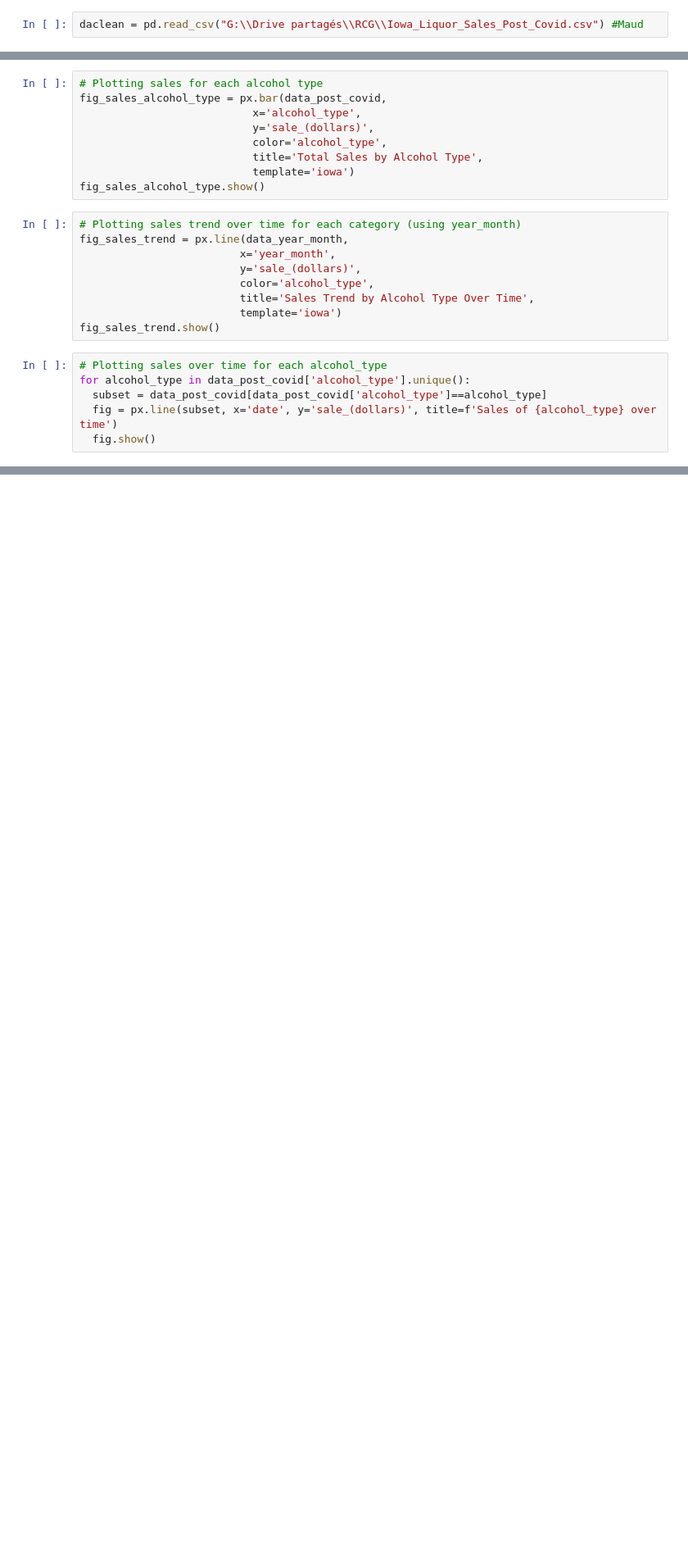
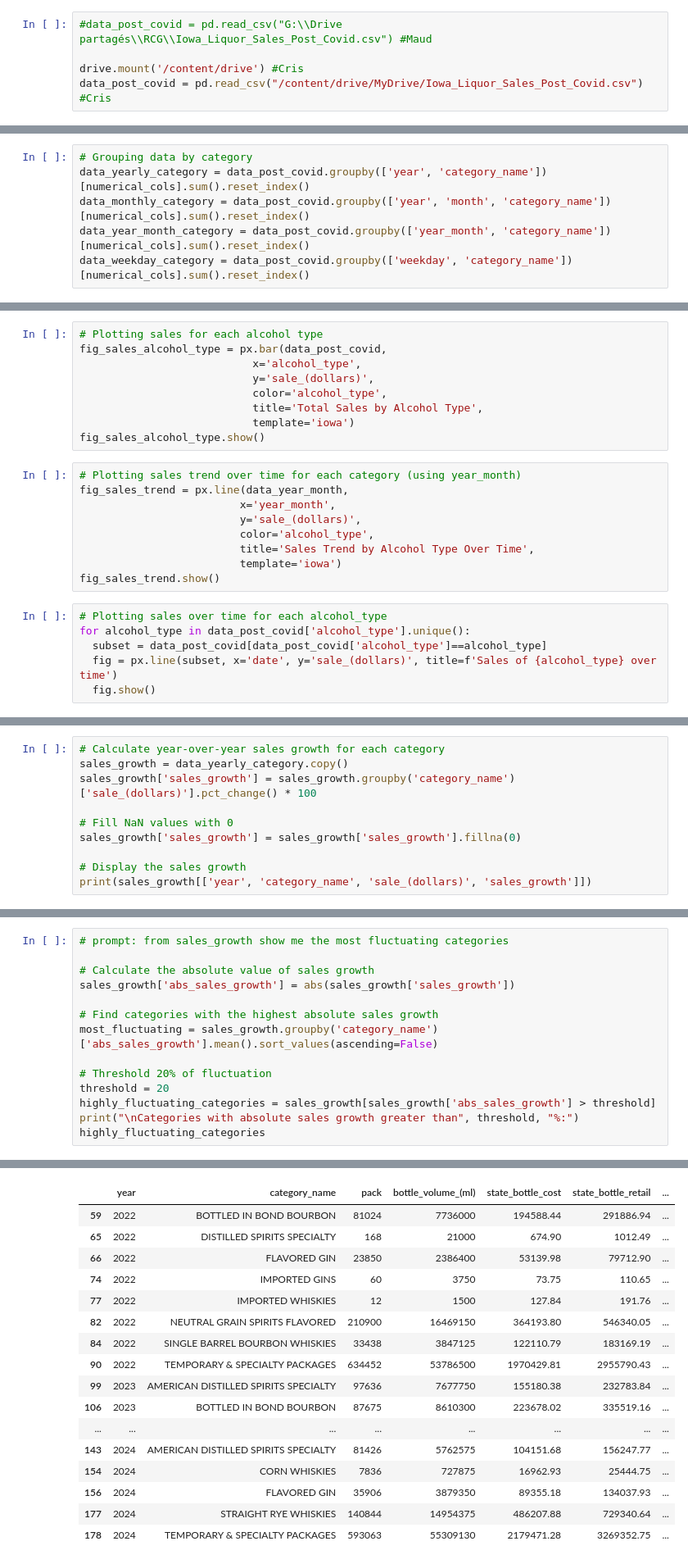
Before and after one commit to maudlcrf/rcg, a Jupyter notebook: group_project/eda_post_covid.ipynb, the cells around one changed output, grey strips where cells are left out. Shown: that part at 82% size. Drawn from its saved outputs; the diff is of its cells as text; blank space fills up the shorter version.

Commit message:
sales eda

```diff
--- a/group_project/eda_post_covid.ipynb
+++ b/group_project/eda_post_covid.ipynb
@@ -32,4 +35,7 @@ iowa = {
 # Register themes
 pio.templates["iowa"] = iowa
 # %%
-daclean = pd.read_csv("G:\\Drive partagés\\RCG\\Iowa_Liquor_Sales_Post_Covid.csv") #Maud
+#data_post_covid = pd.read_csv("G:\\Drive partagés\\RCG\\Iowa_Liquor_Sales_Post_Covid.csv") #Maud
+
+drive.mount('/content/drive') #Cris
+data_post_covid = pd.read_csv("/content/drive/MyDrive/Iowa_Liquor_Sales_Post_Covid.csv") #Cris
@@ -131,3 +154,9 @@ Index(['year', 'alcohol_type', 'pack', 'bottle_volume_(ml)',
+# %%
+# Grouping data by category
+data_yearly_category = data_post_covid.groupby(['year', 'category_name'])[numerical_cols].sum().reset_index()
+data_monthly_category = data_post_covid.groupby(['year', 'month', 'category_name'])[numerical_cols].sum().reset_index()
+data_year_month_category = data_post_covid.groupby(['year_month', 'category_name'])[numerical_cols].sum().reset_index()
+data_weekday_category = data_post_covid.groupby(['weekday', 'category_name'])[numerical_cols].sum().reset_index()
 # %%
 px.bar(data_yearly, x='year', y='volume_sold_(liters)', color= 'alcohol_type', template = iowa)
 # %%
@@ -191,0 +236,10 @@ for alcohol_type in data_post_covid['alcohol_type'].unique():
+# %%
+# Calculate year-over-year sales growth for each category
+sales_growth = data_yearly_category.copy()
+sales_growth['sales_growth'] = sales_growth.groupby('category_name')['sale_(dollars)'].pct_change() * 100
+
+# Fill NaN values with 0
+sales_growth['sales_growth'] = sales_growth['sales_growth'].fillna(0)
+
+# Display the sales growth
+print(sales_growth[['year', 'category_name', 'sale_(dollars)', 'sales_growth']])
@@ -191,0 +274,15 @@ for alcohol_type in data_post_covid['alcohol_type'].unique():
+# %%
+# prompt: from sales_growth show me the most fluctuating categories
+
+# Calculate the absolute value of sales growth
+sales_growth['abs_sales_growth'] = abs(sales_growth['sales_growth'])
+
+# Find categories with the highest absolute sales growth
+most_fluctuating = sales_growth.groupby('category_name')['abs_sales_growth'].mean().sort_values(ascending=False)
+
+# Threshold 20% of fluctuation
+threshold = 20
+highly_fluctuating_categories = sales_growth[sales_growth['abs_sales_growth'] > threshold]
+print("\nCategories with absolute sales growth greater than", threshold, "%:")
+highly_fluctuating_categories
+# %% [output]
@@ -191,0 +290,17 @@ for alcohol_type in data_post_covid['alcohol_type'].unique():
+|  | year | category_name | pack | bottle_volume_(ml) | state_bottle_cost | state_bottle_retail | ... |
+| 59 | 2022 | BOTTLED IN BOND BOURBON | 81024 | 7736000 | 194588.44 | 291886.94 | ... |
+| 65 | 2022 | DISTILLED SPIRITS SPECIALTY | 168 | 21000 | 674.90 | 1012.49 | ... |
+| 66 | 2022 | FLAVORED GIN | 23850 | 2386400 | 53139.98 | 79712.90 | ... |
+| 74 | 2022 | IMPORTED GINS | 60 | 3750 | 73.75 | 110.65 | ... |
+| 77 | 2022 | IMPORTED WHISKIES | 12 | 1500 | 127.84 | 191.76 | ... |
+| 82 | 2022 | NEUTRAL GRAIN SPIRITS FLAVORED | 210900 | 16469150 | 364193.80 | 546340.05 | ... |
+| 84 | 2022 | SINGLE BARREL BOURBON WHISKIES | 33438 | 3847125 | 122110.79 | 183169.19 | ... |
+| 90 | 2022 | TEMPORARY & SPECIALTY PACKAGES | 634452 | 53786500 | 1970429.81 | 2955790.43 | ... |
+| 99 | 2023 | AMERICAN DISTILLED SPIRITS SPECIALTY | 97636 | 7677750 | 155180.38 | 232783.84 | ... |
+| 106 | 2023 | BOTTLED IN BOND BOURBON | 87675 | 8610300 | 223678.02 | 335519.16 | ... |
+| ... | ... | ... | ... | ... | ... | ... | ... |
+| 143 | 2024 | AMERICAN DISTILLED SPIRITS SPECIALTY | 81426 | 5762575 | 104151.68 | 156247.77 | ... |
+| 154 | 2024 | CORN WHISKIES | 7836 | 727875 | 16962.93 | 25444.75 | ... |
+| 156 | 2024 | FLAVORED GIN | 35906 | 3879350 | 89355.18 | 134037.93 | ... |
+| 177 | 2024 | STRAIGHT RYE WHISKIES | 140844 | 14954375 | 486207.88 | 729340.64 | ... |
+| 178 | 2024 | TEMPORARY & SPECIALTY PACKAGES | 593063 | 55309130 | 2179471.28 | 3269352.75 | ... |
```
Also changed, not shown: parts of 19 cells of this notebook.
